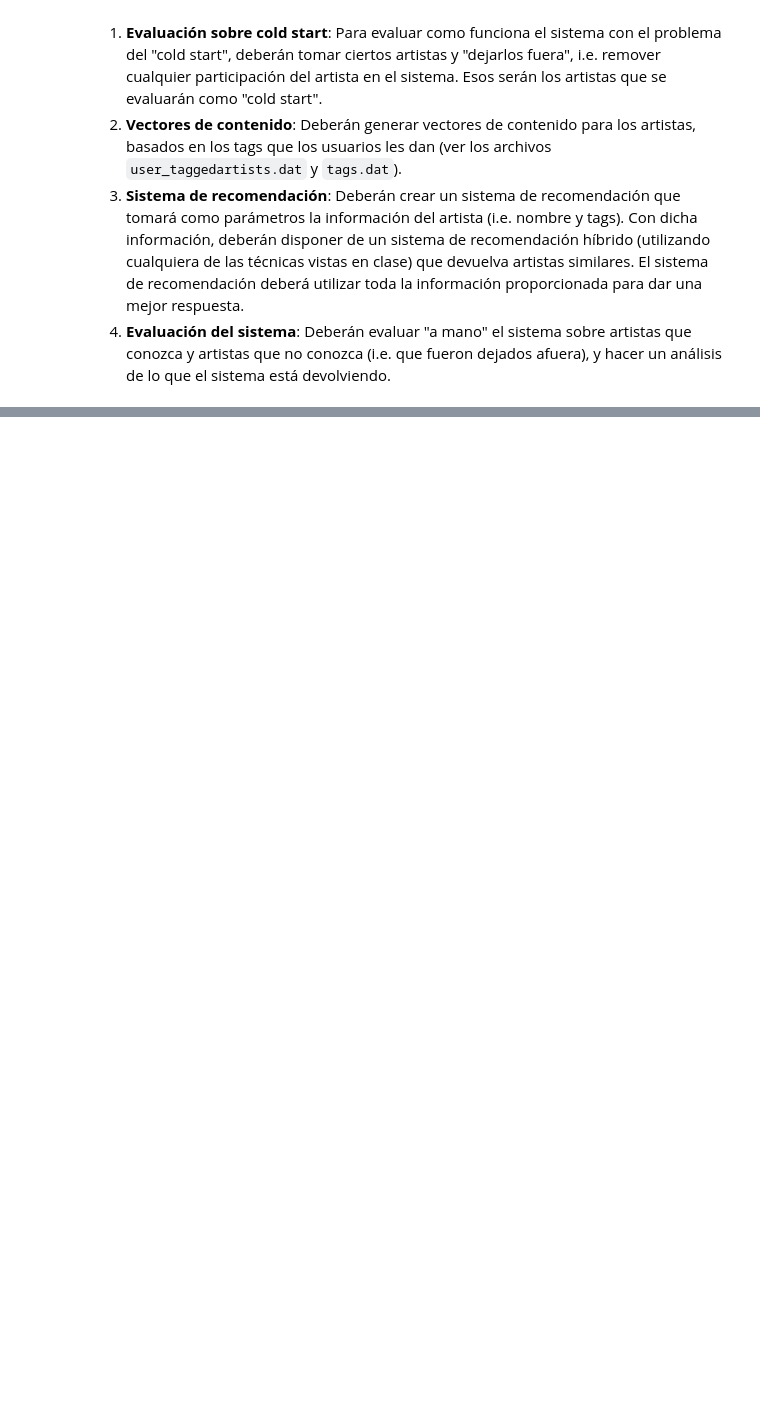
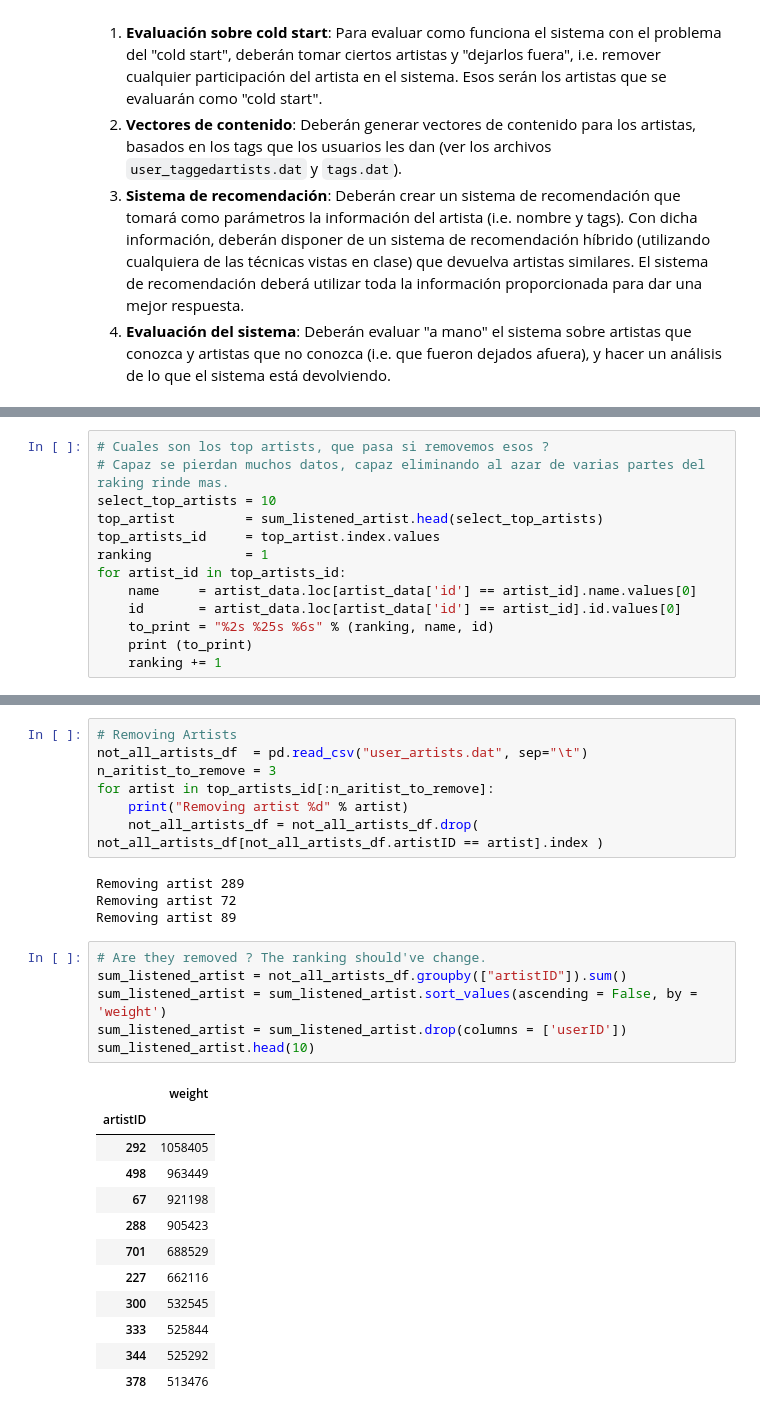
Before and after one commit to fercab24/SistemasDeRecomendacion, a Jupyter notebook: practico.ipynb, the cells around one changed output, grey strips where cells are left out. Drawn from its saved outputs; the diff is of its cells as text; blank space fills up the shorter version.

Commit message:
Fixed Ranking showing top artist

```diff
--- a/practico.ipynb
+++ b/practico.ipynb
@@ -494,0 +487,13 @@ Este ejercicio lo deberán completar quienes hayan realizado ambas partes de la
+# %%
+# Cuales son los top artists, que pasa si removemos esos ?
+# Capaz se pierdan muchos datos, capaz eliminando al azar de varias partes del raking rinde mas.
+select_top_artists = 10
+top_artist         = sum_listened_artist.head(select_top_artists)
+top_artists_id     = top_artist.index.values
+ranking            = 1
+for artist_id in top_artists_id:
+    name     = artist_data.loc[artist_data['id'] == artist_id].name.values[0]
+    id       = artist_data.loc[artist_data['id'] == artist_id].id.values[0]
+    to_print = "%2s %25s %6s" % (ranking, name, id)
+    print (to_print)
+    ranking += 1
@@ -494,0 +537,30 @@ Este ejercicio lo deberán completar quienes hayan realizado ambas partes de la
+# %%
+# Removing Artists
+not_all_artists_df  = pd.read_csv("user_artists.dat", sep="\t")
+n_aritist_to_remove = 3
+for artist in top_artists_id[:n_aritist_to_remove]:
+    print("Removing artist %d" % artist)
+    not_all_artists_df = not_all_artists_df.drop( not_all_artists_df[not_all_artists_df.artistID == artist].index )
+# %% [output]
+Removing artist 289
+Removing artist 72
+Removing artist 89
+# %%
+# Are they removed ? The ranking should've change.
+sum_listened_artist = not_all_artists_df.groupby(["artistID"]).sum()
+sum_listened_artist = sum_listened_artist.sort_values(ascending = False, by = 'weight')
+sum_listened_artist = sum_listened_artist.drop(columns = ['userID'])
+sum_listened_artist.head(10)
+# %% [output]
+|  | weight |
+| artistID |  |
+| 292 | 1058405 |
+| 498 | 963449 |
+| 67 | 921198 |
+| 288 | 905423 |
+| 701 | 688529 |
+| 227 | 662116 |
+| 300 | 532545 |
+| 333 | 525844 |
+| 344 | 525292 |
+| 378 | 513476 |
```
Also changed, not shown: parts of 12 cells of this notebook.
